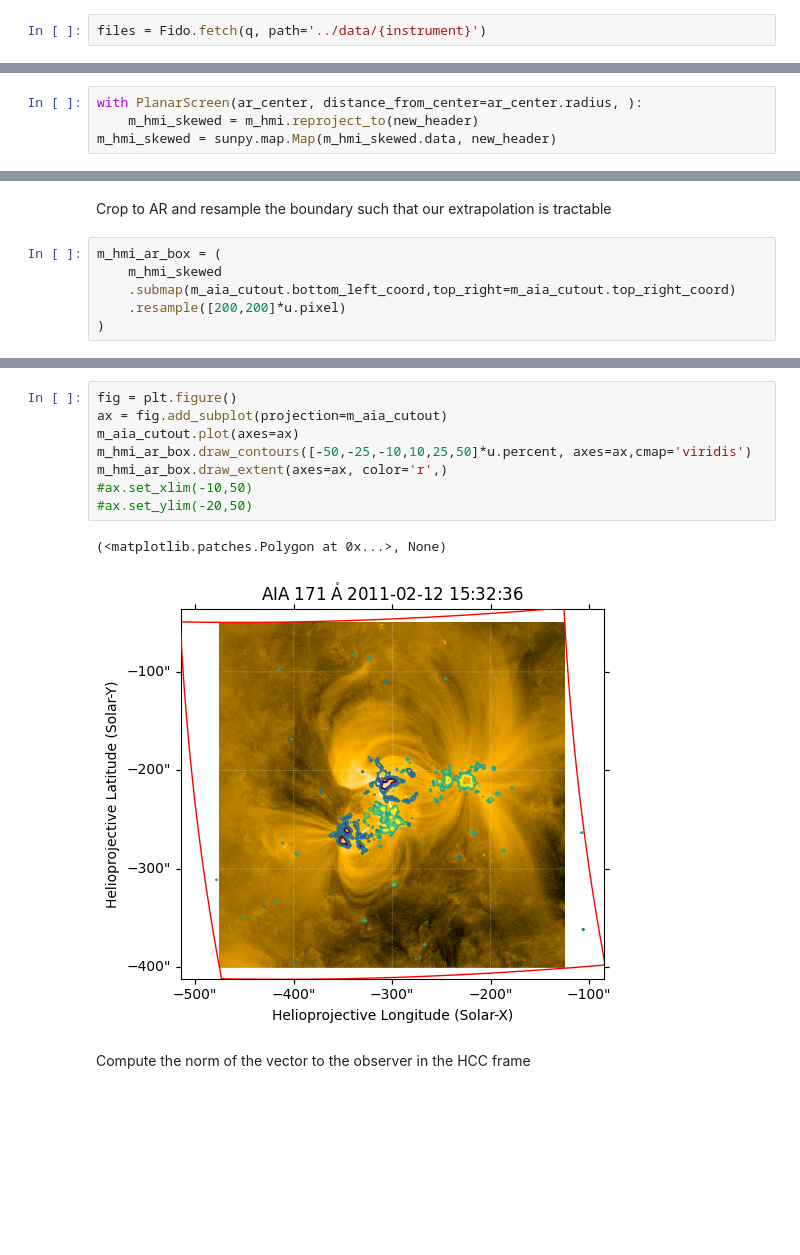
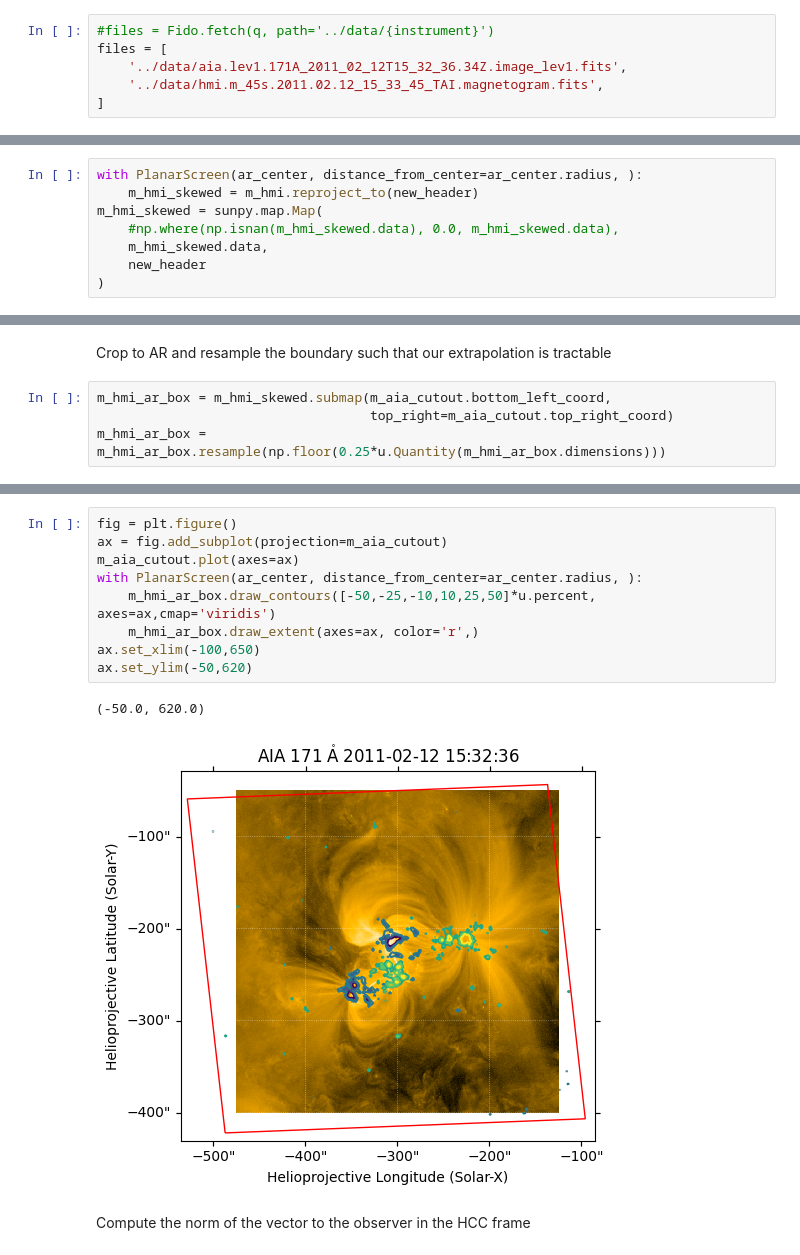
Before and after one commit to wtbarnes/active-region-evolution-study, a Jupyter notebook: notebooks/field-extrapolation-experiments.ipynb, the cells around one changed output, grey strips where cells are left out. Saved outputs shown, nothing was run; the diff lists cells and outputs as text; blank space fills up the shorter version.

```diff
--- a/notebooks/field-extrapolation-experiments.ipynb
+++ b/notebooks/field-extrapolation-experiments.ipynb
@@ -28,7 +28,11 @@ q = Fido.search(
     (a.Instrument.aia & a.Physobs.intensity & a.Wavelength(171*u.AA)) | (a.Instrument.hmi & a.Physobs.los_magnetic_field),
 )
 # %%
-files = Fido.fetch(q, path='../data/{instrument}')
+#files = Fido.fetch(q, path='../data/{instrument}')
+files = [
+    '../data/aia.lev1.171A_2011_02_12T15_32_36.34Z.image_lev1.fits',
+    '../data/hmi.m_45s.2011.02.12_15_33_45_TAI.magnetogram.fits',
+]
 # %%
 m_aia, m_hmi = sunpy.map.Map(files)
 # %%
@@ -70,5 +77,9 @@ new_header = sunpy.map.make_fitswcs_header(
 # %%
 with PlanarScreen(ar_center, distance_from_center=ar_center.radius, ):
     m_hmi_skewed = m_hmi.reproject_to(new_header)
-m_hmi_skewed = sunpy.map.Map(m_hmi_skewed.data, new_header)
+m_hmi_skewed = sunpy.map.Map(
+    #np.where(np.isnan(m_hmi_skewed.data), 0.0, m_hmi_skewed.data),
+    m_hmi_skewed.data,
+    new_header
+)
 # %% [output]
@@ -80,11 +91,9 @@ m_hmi_skewed.peek(norm=ImageNormalize(vmin=-1500, vmax=1500), cmap='hmimag')
 # %% [markdown]
 Crop to AR and resample the boundary such that our extrapolation is tractable
 # %%
-m_hmi_ar_box = (
-    m_hmi_skewed
-    .submap(m_aia_cutout.bottom_left_coord,top_right=m_aia_cutout.top_right_coord)
-    .resample([200,200]*u.pixel)
-)
+m_hmi_ar_box = m_hmi_skewed.submap(m_aia_cutout.bottom_left_coord,
+                                   top_right=m_aia_cutout.top_right_coord)
+m_hmi_ar_box = m_hmi_ar_box.resample(np.floor(0.25*u.Quantity(m_hmi_ar_box.dimensions)))
 # %%
 m_hmi_ar_box.peek(norm=ImageNormalize(vmin=-1500, vmax=1500),cmap='hmimag')
 # %% [output]
@@ -92,14 +101,15 @@ m_hmi_ar_box.peek(norm=ImageNormalize(vmin=-1500, vmax=1500),cmap='hmimag')
 # %%
 fig = plt.figure()
 ax = fig.add_subplot(projection=m_aia_cutout)
 m_aia_cutout.plot(axes=ax)
-m_hmi_ar_box.draw_contours([-50,-25,-10,10,25,50]*u.percent, axes=ax,cmap='viridis')
-m_hmi_ar_box.draw_extent(axes=ax, color='r',)
-#ax.set_xlim(-10,50)
-#ax.set_ylim(-20,50)
+with PlanarScreen(ar_center, distance_from_center=ar_center.radius, ):
+    m_hmi_ar_box.draw_contours([-50,-25,-10,10,25,50]*u.percent, axes=ax,cmap='viridis')
+    m_hmi_ar_box.draw_extent(axes=ax, color='r',)
+ax.set_xlim(-100,650)
+ax.set_ylim(-50,620)
 # %% [output]
-(<matplotlib.patches.Polygon at 0x...>, None)
+(-50.0, 620.0)
-[figure, old version]
+[figure, new version]
 # %% [markdown]
 Compute the norm of the vector to the observer in the HCC frame
 # %%
```
Also changed, not shown: parts of 34 cells of this notebook.
